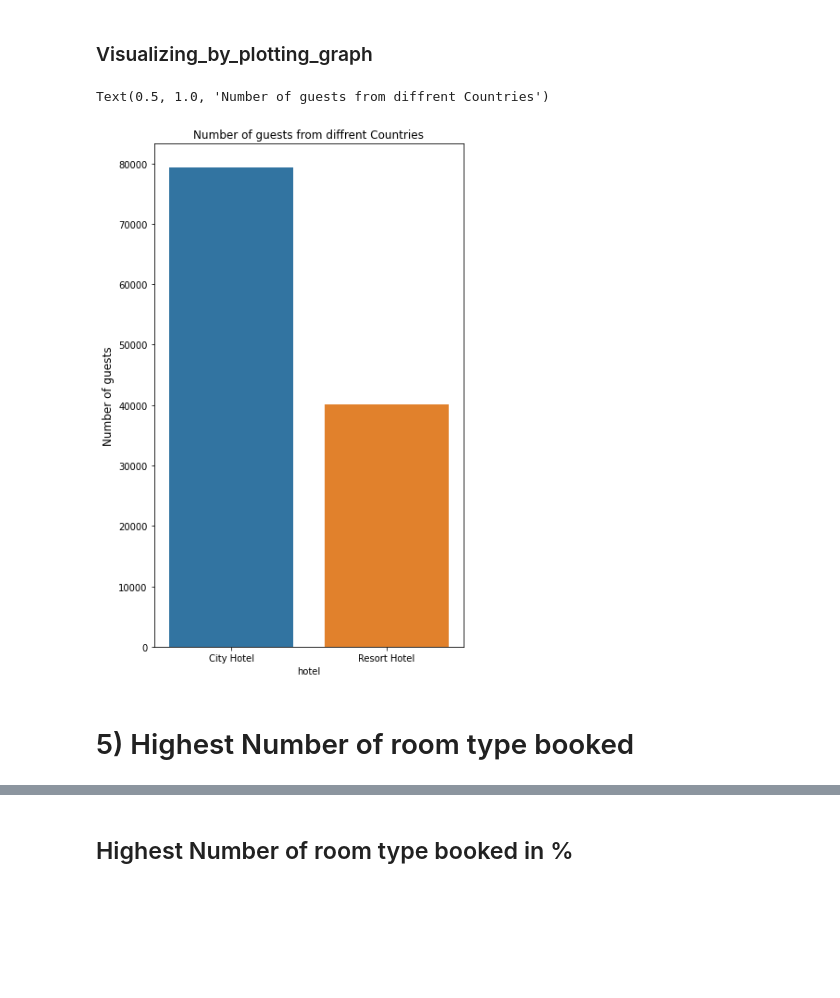
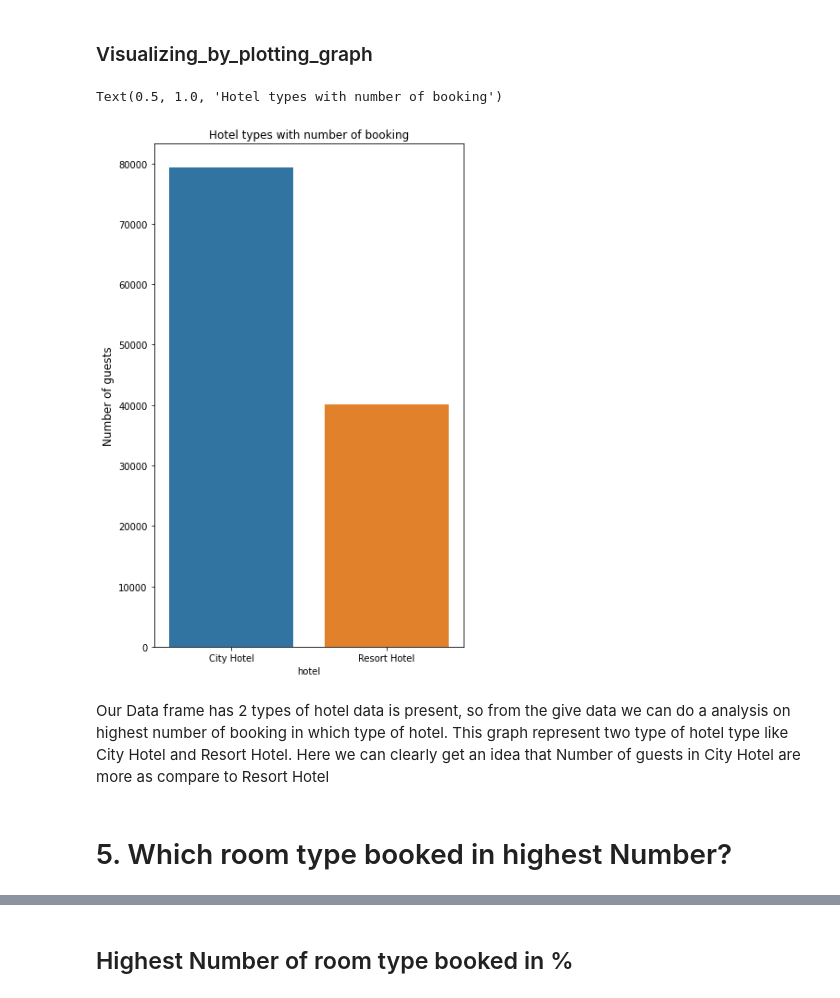
Before and after one commit to kuresh02/Hotel_Booking_EDA, a Jupyter notebook: Copy_of_Hotel_Booking_Analysis_Capstone_Project.ipynb, the cells around one changed output, grey strips where cells are left out. Saved outputs shown, nothing was run; the diff lists cells and outputs as text; code cells hidden in the pictures; blank space fills up the shorter version.

```diff
--- a/Copy_of_Hotel_Booking_Analysis_Capstone_Project.ipynb
+++ b/Copy_of_Hotel_Booking_Analysis_Capstone_Project.ipynb
@@ -399,16 +404,20 @@ print(Hotel_list)
 # %%
 
 # Visualizing by  plotting the graph
 plt.figure(figsize=(6,10))
 sns.barplot(x=Hotel_list['hotel'],y=Hotel_list['count'])
 plt.xlabel('hotel')
 plt.ylabel('Number of guests',fontsize=12)
-plt.title("Number of guests from diffrent Countries")
+plt.title("Hotel types with number of booking")
 # %% [output]
-Text(0.5, 1.0, 'Number of guests from diffrent Countries')
+Text(0.5, 1.0, 'Hotel types with number of booking')
-[figure, old version]
+[figure, new version]
+# %% [markdown]
+Our Data frame has 2 types of hotel data is present, so from the give data we can do a analysis on highest number of booking in which type of hotel.
+This graph represent two type of hotel type like City Hotel and Resort Hotel.
+Here we can clearly get an idea that Number of guests in City Hotel are more as compare to Resort Hotel
 # %% [markdown]
-# 5) Highest Number of room type booked
+# 5. Which room type booked in highest Number?
 # %%
 # return highest bookings made in a year
 bookings_room= df_copy.groupby(['reserved_room_type'])['reserved_room_type'].agg({'count'}).reset_index().rename(columns={'count': "No_of_Bookings" })
```
Also changed, not shown: parts of 15 cells of this notebook.
